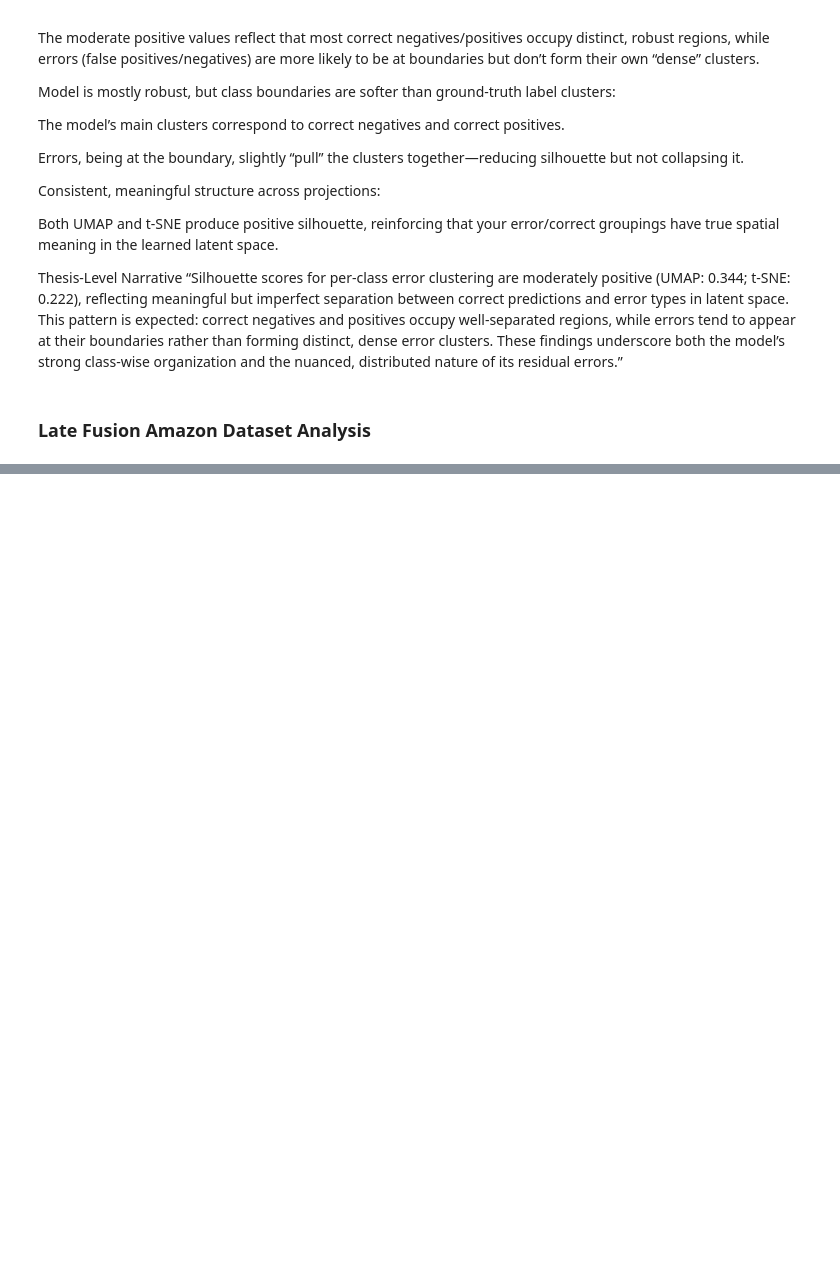
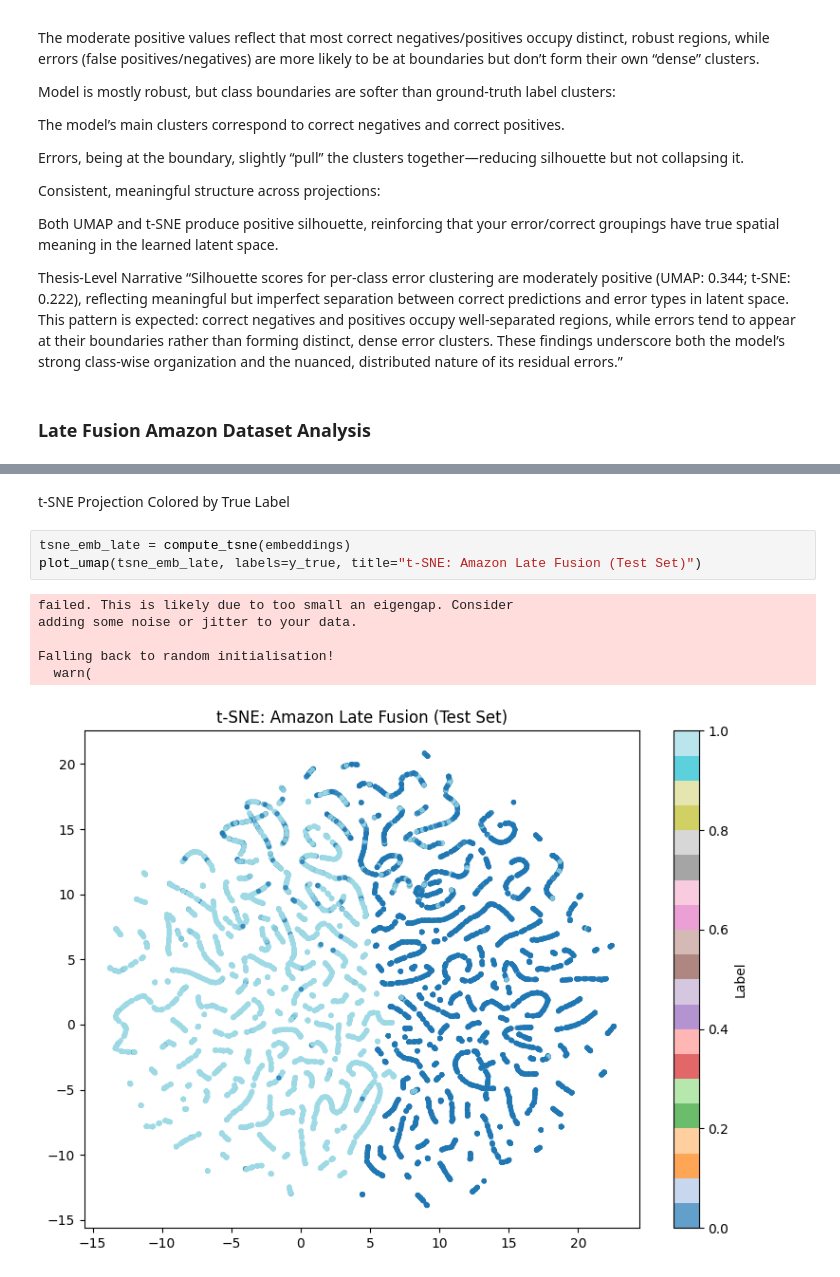
Before and after one commit to PM-0125/COmparative_Study_of_Multimodal_Represenations, a Jupyter notebook: notebooks/01_exploratory_amazon.ipynb, the cells around one changed output, grey strips where cells are left out. Cells and saved outputs as stored; diff of their text form; blank space fills up the shorter version.

```diff
--- a/notebooks/01_exploratory_amazon.ipynb
+++ b/notebooks/01_exploratory_amazon.ipynb
@@ -652,0 +875,12 @@ Thesis-Level Narrative
+# %% [markdown]
+t-SNE Projection Colored by True Label
+# %%
+tsne_emb_late = compute_tsne(embeddings)
+plot_umap(tsne_emb_late, labels=y_true, title="t-SNE: Amazon Late Fusion (Test Set)")
+# %% [output]
+failed. This is likely due to too small an eigengap. Consider
+adding some noise or jitter to your data.
+
+Falling back to random initialisation!
+  warn(
+[figure, added]
```
Also changed, not shown: parts of 32 cells of this notebook.
